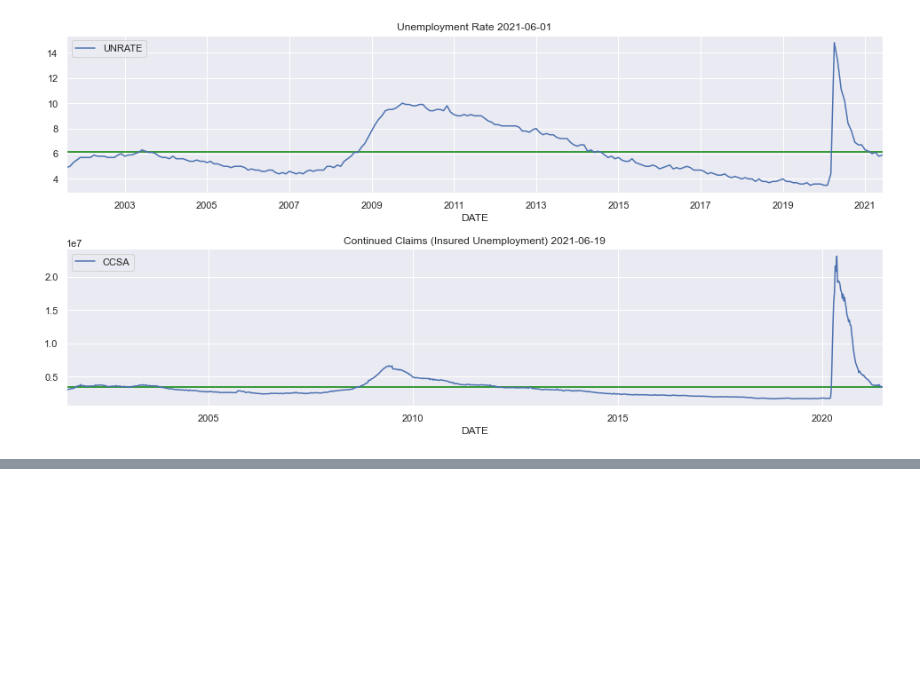
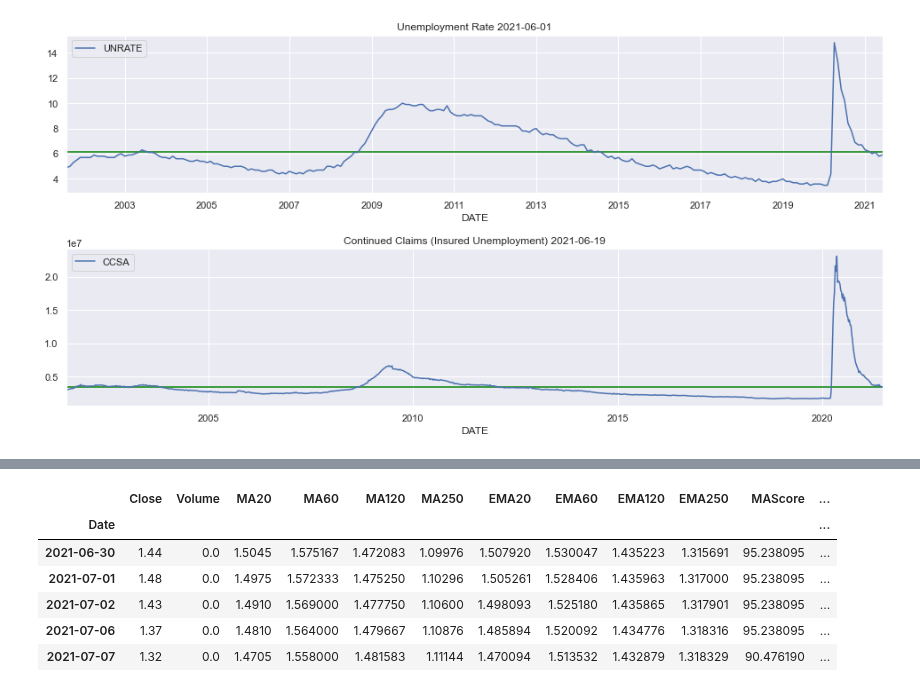
Before and after one commit to YuyuLin1003/stock_analysis, a Jupyter notebook: stock.ipynb, the cells around one changed output, grey strips where cells are left out. Saved outputs shown, nothing was run; the diff lists cells and outputs as text; code cells hidden in the pictures; blank space fills up the shorter version.

```diff
--- a/stock.ipynb
+++ b/stock.ipynb
@@ -280,0 +291,11 @@ plotStockList(ChinaStock, 'China Stock')
+# %%
+tnx=Stock('^TNX')
+tnx.stockData.tail()
+# %% [output]
+|  | Close | Volume | MA20 | MA60 | MA120 | MA250 | EMA20 | EMA60 | EMA120 | EMA250 | MAScore | ... |
+| Date |  |  |  |  |  |  |  |  |  |  |  | ... |
+| 2021-06-30 | 1.44 | 0.0 | 1.5045 | 1.575167 | 1.472083 | 1.09976 | 1.507920 | 1.530047 | 1.435223 | 1.315691 | 95.238095 | ... |
+| 2021-07-01 | 1.48 | 0.0 | 1.4975 | 1.572333 | 1.475250 | 1.10296 | 1.505261 | 1.528406 | 1.435963 | 1.317000 | 95.238095 | ... |
+| 2021-07-02 | 1.43 | 0.0 | 1.4910 | 1.569000 | 1.477750 | 1.10600 | 1.498093 | 1.525180 | 1.435865 | 1.317901 | 95.238095 | ... |
+| 2021-07-06 | 1.37 | 0.0 | 1.4810 | 1.564000 | 1.479667 | 1.10876 | 1.485894 | 1.520092 | 1.434776 | 1.318316 | 95.238095 | ... |
+| 2021-07-07 | 1.32 | 0.0 | 1.4705 | 1.558000 | 1.481583 | 1.11144 | 1.470094 | 1.513532 | 1.432879 | 1.318329 | 90.476190 | ... |
```
Also changed, not shown: parts of 10 cells of this notebook.
